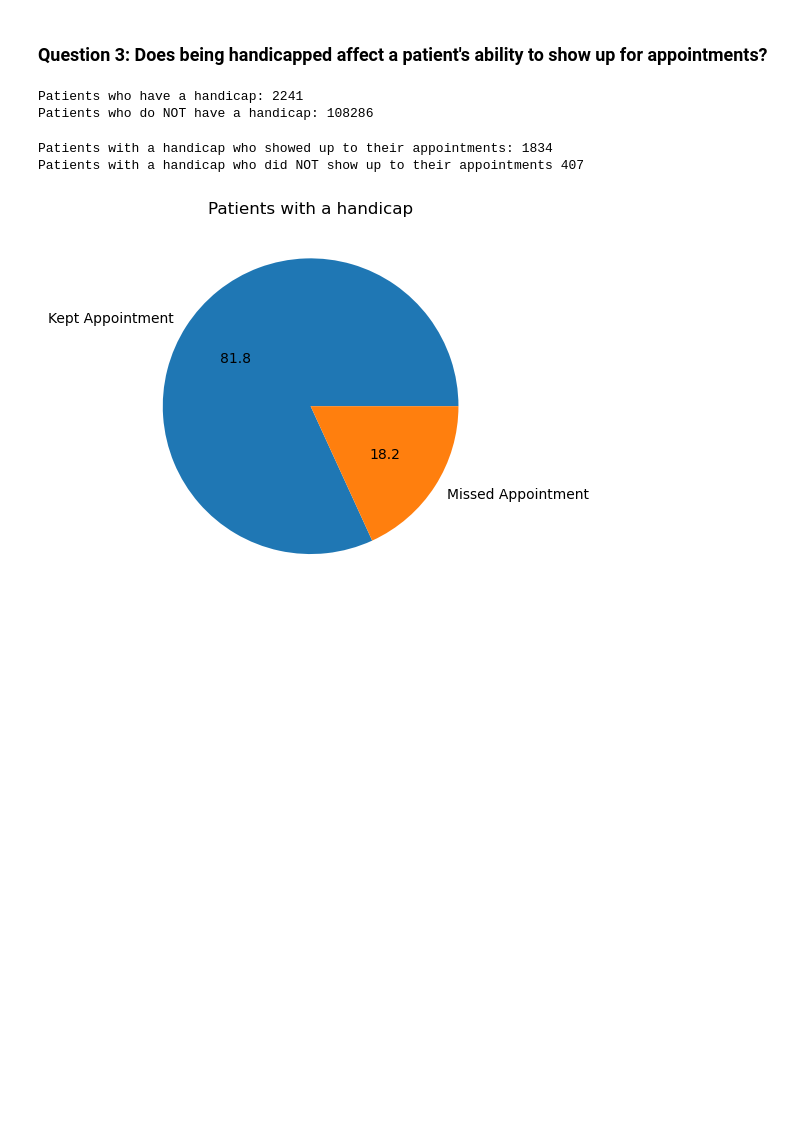
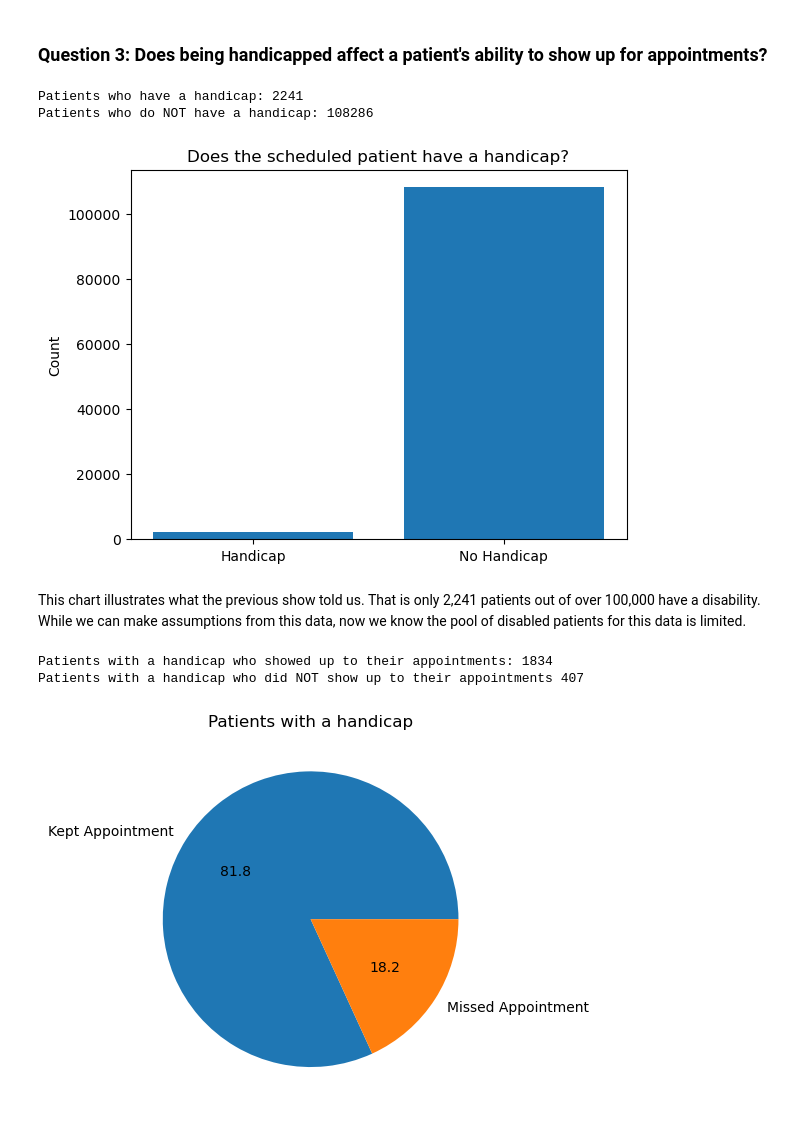
Before and after one commit to Steelsouls/investigate-dataset, a Jupyter notebook: brubin-investigate-dataset.ipynb, the cells around one changed output. Saved outputs shown, nothing was run; the diff lists cells and outputs as text; code cells hidden in the pictures; blank space fills up the shorter version.

```diff
--- a/brubin-investigate-dataset.ipynb
+++ b/brubin-investigate-dataset.ipynb
@@ -260,6 +279,17 @@ print("Patients who do NOT have a handicap: " + str(df_no_handicap.shape[0]))
 # %% [output]
 Patients who have a handicap: 2241
 Patients who do NOT have a handicap: 108286
+# %%
+# Now that we have counts, let's view the data for how many patients have handicaps.
+plt.bar(['Handicap', 'No Handicap'], [df_handicap.shape[0], df_no_handicap.shape[0]])
+plt.ylabel('Count')
+plt.title('Does the scheduled patient have a handicap?')
+plt.show()
+# %% [output]
+[figure, added]
+# %% [markdown]
+This chart illustrates what the previous show told us. That is only 2,241 patients out of over 100,000 have a disability.
+While we can make assumptions from this data, now we know the pool of disabled patients for this data is limited.
 # %%
 # Query how many handicapped patients showed up to their appointments
 handicap_show_count = df_handicap.query('NoShow == False').shape[0]
```
Also changed, not shown: parts of 5 cells of this notebook.
